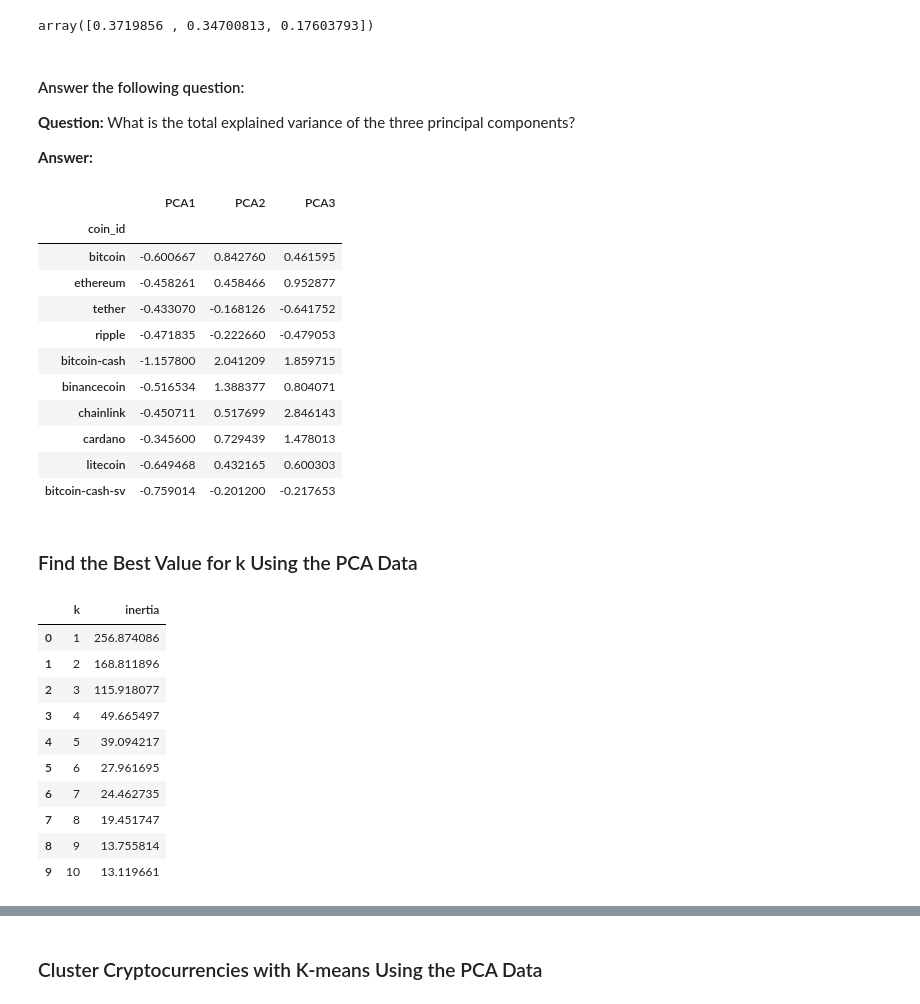
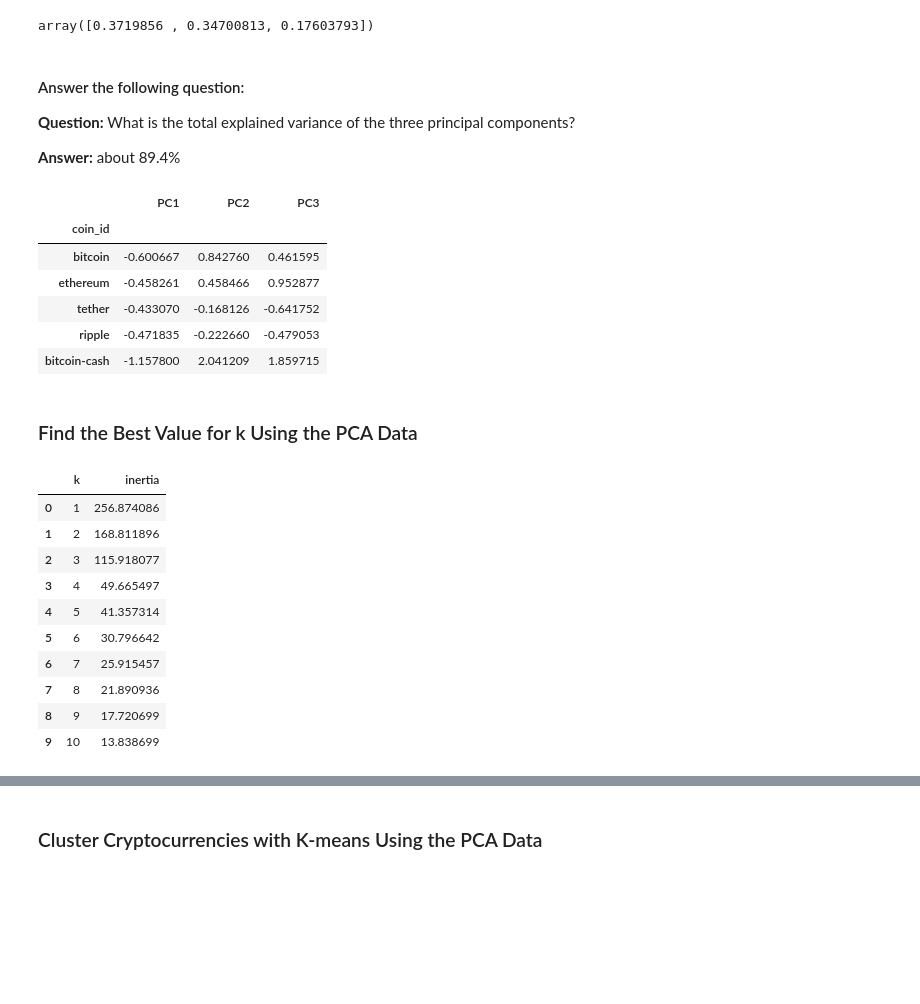
Before and after one commit to mr-cworld/cryptoclustering_osu, a Jupyter notebook: Crypto_Clustering_starter_code.ipynb, the cells around one changed output, grey strips where cells are left out. Saved outputs shown, nothing was run; the diff lists cells and outputs as text; code cells hidden in the pictures; blank space fills up the shorter version.

```diff
--- a/Crypto_Clustering_starter_code.ipynb
+++ b/Crypto_Clustering_starter_code.ipynb
@@ -145,5 +150,7 @@ df_elbow.plot.line(x="k", y="inertia", title="Elbow Curve", xticks=k_values)
 ### Cluster Cryptocurrencies with K-means Using the Original Scaled Data.
 # %%
 # Initialize the K-Means model using the best value for k
+model = KMeans(n_clusters=4, random_state=0)
 # %%
 # Fit the K-Means model using the scaled data
+model.fit(scaled_df)
@@ -175,11 +200,13 @@ df_elbow.plot.line(x="k", y="inertia", title="Elbow Curve", xticks=k_values)
 ### Optimize Clusters with Principal Component Analysis.
 # %%
 # Create a PCA model instance and set `n_components=3`.
+pca = PCA(n_components=3)
 # %%
 # Use the PCA model with `fit_transform` on the original scaled DataFrame to reduce to three principal components.
-
+crypto_pca = pca.fit_transform(scaled_df)
 
 # View the first five rows of the DataFrame.
+crypto_pca[:5]
 # %% [output]
 array([[-0.60066733,  0.84276006,  0.46159457],
        [-0.45826071,  0.45846566,  0.95287678],
@@ -195,43 +224,39 @@ array([0.3719856 , 0.34700813, 0.17603793])
 
 **Question:** What is the total explained variance of the three principal components?
 
-**Answer:**
+**Answer:** about 89.4%
 # %%
 # Create a new DataFrame with the PCA data.
 # Note: The code for this step is provided for you
 
 # Creating a DataFrame with the PCA data
-
-
 # Copy the crypto names from the original data
-
-
 # Set the coinid column as index
 
 
 # Display sample data
+pcs_df = pd.DataFrame(
+    data=crypto_pca, columns=["PC1", "PC2", "PC3"], index=market_data_df.index
+)
+pcs_df.head()
 # %% [output]
-|  | PCA1 | PCA2 | PCA3 |
+|  | PC1 | PC2 | PC3 |
 | coin_id |  |  |  |
 | bitcoin | -0.600667 | 0.842760 | 0.461595 |
 | ethereum | -0.458261 | 0.458466 | 0.952877 |
 | tether | -0.433070 | -0.168126 | -0.641752 |
 | ripple | -0.471835 | -0.222660 | -0.479053 |
 | bitcoin-cash | -1.157800 | 2.041209 | 1.859715 |
-| binancecoin | -0.516534 | 1.388377 | 0.804071 |
-| chainlink | -0.450711 | 0.517699 | 2.846143 |
-| cardano | -0.345600 | 0.729439 | 1.478013 |
-| litecoin | -0.649468 | 0.432165 | 0.600303 |
-| bitcoin-cash-sv | -0.759014 | -0.201200 | -0.217653 |
 # %% [markdown]
 ### Find the Best Value for k Using the PCA Data
 # %%
 # Create a list with the number of k-values to try
 # Use a range from 1 to 11
+k_values_to_try = range(1, 11)
 
 
 # Create an empty list to store the inertia values
-
+inertia = []
 
 # Create a for loop to compute the inertia with each possible value of k
 # Inside the loop:
@@ -239,26 +264,32 @@ array([0.3719856 , 0.34700813, 0.17603793])
 # 2. Fit the model to the data using PCA DataFrame.
 # 3. Append the model.inertia_ to the inertia list
 
+for k in k_values_to_try:
+    model = KMeans(n_clusters=k, random_state=0)
+    model.fit(pcs_df)
+    inertia.append(model.inertia_)
+
 
 # Create a dictionary with the data to plot the Elbow curve
-
+elbow_data = {"k": k_values_to_try, "inertia": inertia}
 
 # Create a DataFrame with the data to plot the Elbow curve
-
+elbow_df = pd.DataFrame(elbow_data)
 
 # Display the DataFrame
+elbow_df
 # %% [output]
 |  | k | inertia |
 | 0 | 1 | 256.874086 |
 | 1 | 2 | 168.811896 |
 | 2 | 3 | 115.918077 |
 | 3 | 4 | 49.665497 |
-| 4 | 5 | 39.094217 |
-| 5 | 6 | 27.961695 |
-| 6 | 7 | 24.462735 |
-| 7 | 8 | 19.451747 |
-| 8 | 9 | 13.755814 |
-| 9 | 10 | 13.119661 |
+| 4 | 5 | 41.357314 |
+| 5 | 6 | 30.796642 |
+| 6 | 7 | 25.915457 |
+| 7 | 8 | 21.890936 |
+| 8 | 9 | 17.720699 |
+| 9 | 10 | 13.838699 |
 # %%
 # Plot a line chart with all the inertia values computed with
 # the different values of k to visually identify the optimal value for k.
```
Also changed, not shown: parts of 16 cells of this notebook.
